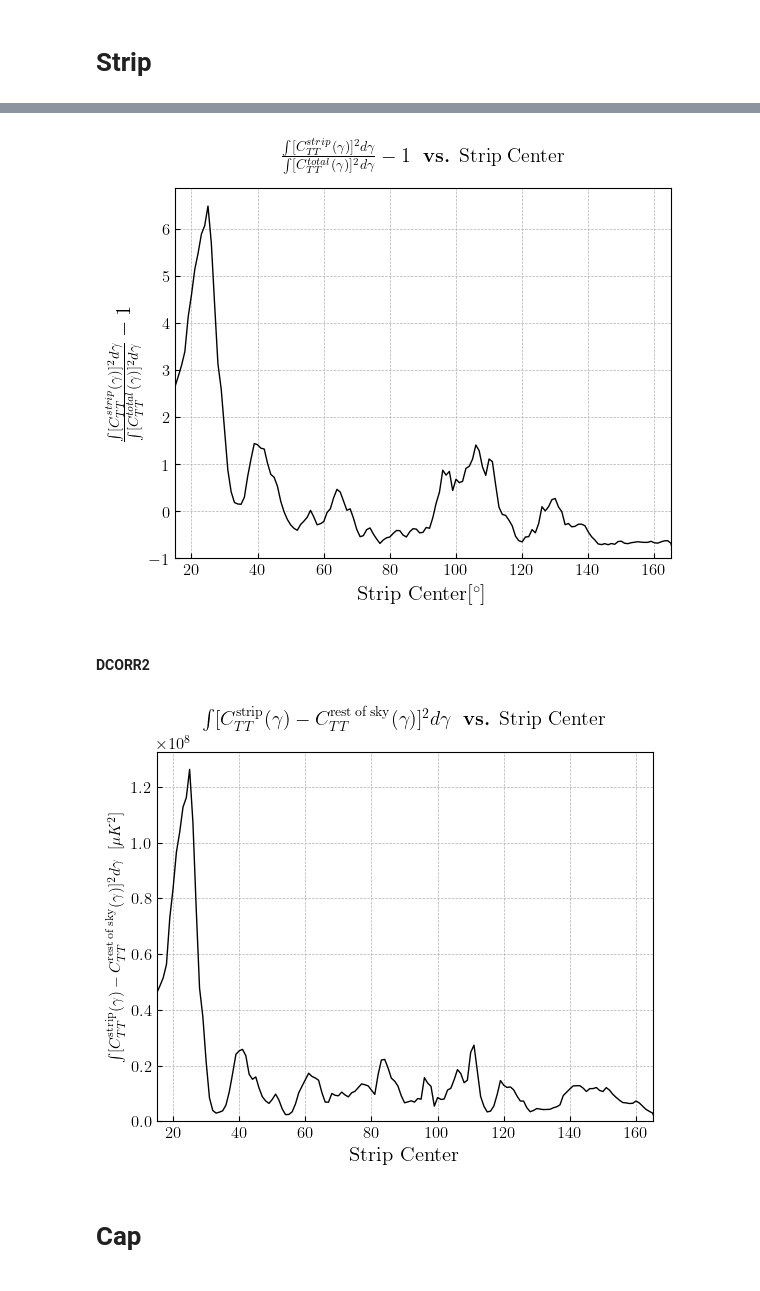
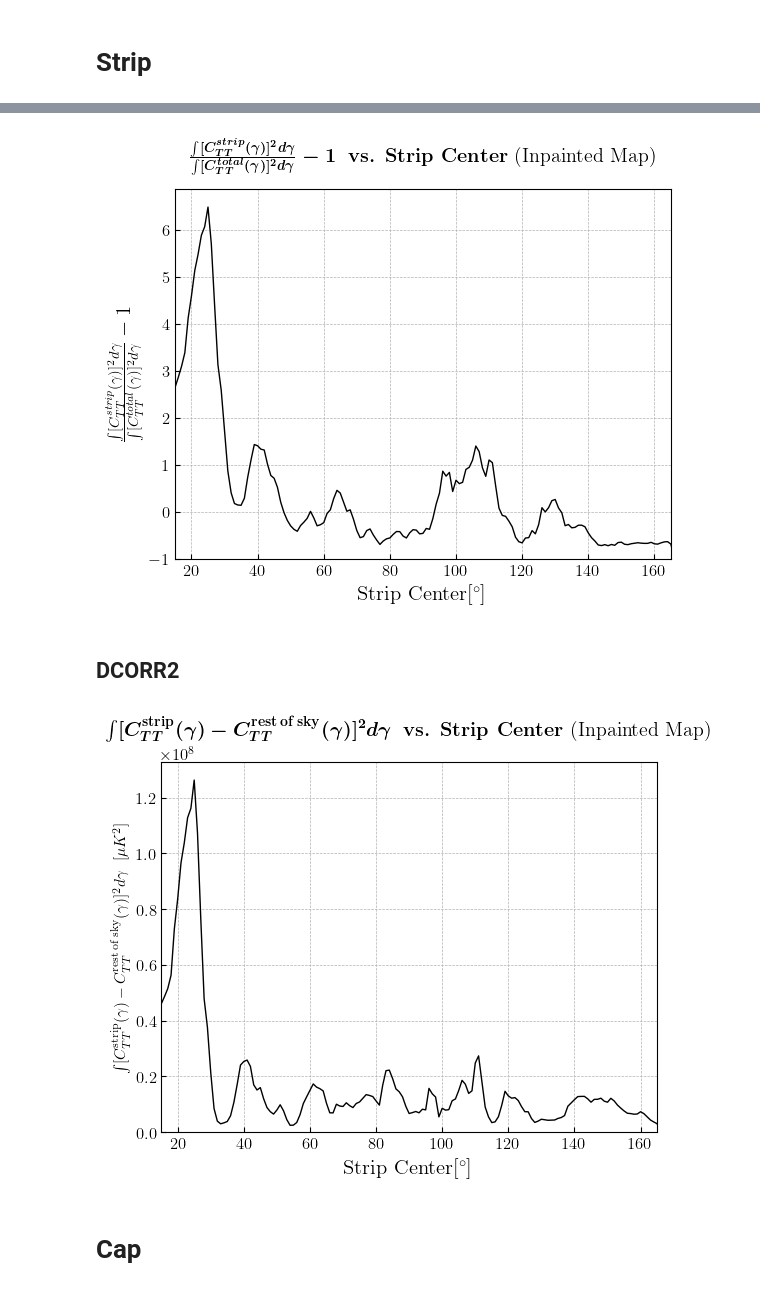
Before and after one commit to jamshidi3d/cmb_anomaly_detection, a Jupyter notebook: plotting.ipynb, the cells around one changed output, grey strips where cells are left out. Saved outputs shown, nothing was run; the diff lists cells and outputs as text; code cells hidden in the pictures.

```diff
--- a/plotting.ipynb
+++ b/plotting.ipynb
@@ -151,7 +152,8 @@ with plt.style.context('bmh'):
     ax.set_xlabel(r'$l$', size=15)
     ax.set_ylabel(r'$A_l$', size=15)
     ax.set_xlim((1, max_l))
-    ax.set_title(r'Legendre Amplitudes (Internal) \textbf{vs.} $l$')
+    ax.set_title(r'\textbf{Legendre Amplitudes (Internal) vs.} \boldmath{$l$}',
+                 y = 1.02)
     ax.set_xticks(np.arange(1, max_l + 1, step=1))
     ax.yaxis.grid(False)
 
@@ -201,7 +203,8 @@ with plt.style.context('bmh'):
     ax.set_xlabel(r'$l$', size=15)
     ax.set_ylabel(r'$A_l$', size=15)
     ax.set_xlim((1, max_l))
-    ax.set_title(r'Legendre Amplitudes (Internal) \textbf{vs.} $l$')
+    ax.set_title(r'\textbf{Legendre Amplitudes (Internal) vs.} \boldmath{$l$}',
+                 y = 1.02)
     margin = 0.1
     ax.set_xlim((1 - margin, max_l + margin))
     ax.set_ylim((-0.15, 0.15))
@@ -423,21 +597,22 @@ plt.show()
 # %%
-sims_mod_measure    = np.loadtxt('./output/sims_modulated_strip_dstd2.txt')
-cmb_measure         = np.loadtxt('./output/T_64_inpainted_20strip_dstd2_result.txt')
-sampling_range      = np.loadtxt('./output/T_64_inpainted_20strip_dstd2_measure_range.txt')
+sims_internal_measure   = np.loadtxt('./output/sims_modulated_strip_dstd2.txt')
+cmb_measure             = np.loadtxt('./output/T_64_inpainted_20strip_dstd2_result.txt')
+cmb_sampling_range      = np.loadtxt('./output/T_64_inpainted_20strip_dstd2_measure_range.txt')
 
-_errors = np.std(sims_mod_measure, axis=0)
+_errors = np.std(sims_internal_measure, axis=0)
 
 with plt.style.context('bmh'):
     fig, ax=plt.subplots()
-    ax.fill_between(sampling_range, cmb_measure - _errors, cmb_measure + _errors,
+    ax.fill_between(cmb_sampling_range, cmb_measure - _errors, cmb_measure + _errors,
                     color=(0.15,0.25,0.35,0.25), label='_nolegend_')
-    ax.plot(sampling_range, cmb_measure,
+    ax.plot(cmb_sampling_range, cmb_measure,
             color='k', linewidth=1)
     ax.set_xlabel(r'Strip Center[$^\circ$]',size=15)
     measure_text = r'$[\sigma_{\mathrm{strip}}(T) - \sigma_{\mathrm{rest\;of\;sky}}(T)]^2$'
     ax.set_ylabel(measure_text + r'$\; [\mu K]$',size=15)
-    ax.set_title(measure_text + r' \textbf{vs.} Strip Center - Inpainted Map',
-                 y=1.05)
+    ax.set_title(r'\boldmath{{{}}}'.format(measure_text) + \
+                 r' \textbf{vs. Strip Center} (Inpainted Map)',
+                 y=1.04)
     ax.set_xlim(xmin = 0, xmax = 180)
     ax.set_ylim(ymin = 0, ymax = 500)
     ax.set_facecolor('white')
@@ -452,14 +627,15 @@ plt.show()
 # %%
 cmb_measure         = np.loadtxt('./output/T_64_inpainted_20strip_corr_result.txt')
-sampling_range      = np.loadtxt('./output/T_64_inpainted_20strip_corr_measure_range.txt')
+cmb_sampling_range      = np.loadtxt('./output/T_64_inpainted_20strip_corr_measure_range.txt')
 
 with plt.style.context('bmh'):
     fig, ax=plt.subplots()
-    ax.plot(sampling_range, cmb_measure, color='k', linewidth=1)
+    ax.plot(cmb_sampling_range, cmb_measure, color='k', linewidth=1)
     ax.set_xlabel(r'Strip Center[$^\circ$]',size=15)
     measure_text = r'$\frac {{ \int [C_{TT}^{{strip}}(\gamma)]^2 d\gamma }} {{ \int [C_{TT}^{{total}}(\gamma)]^2 d\gamma }} - 1$'
     ax.set_ylabel(measure_text,size=15)
-    ax.set_title(measure_text + r'\; \textbf{vs.} Strip Center',
+    ax.set_title(r'\boldmath{{{}}}'.format(measure_text) + \
+                 r'\; \textbf{vs. Strip Center} (Inpainted Map)',
                  y = 1.05)
     ax.set_xlim(xmin = 15, xmax = 165)
     ax.set_ylim(ymin = -1)
@@ -470,31 +646,32 @@ with plt.style.context('bmh'):
     custom_save_fig(fig, '64_inpainted_corr_20strip')
 plt.show()
 # %% [output]
-[figure, old version]
+[figure, new version]
 # %% [markdown]
-#### DCORR2
+## DCORR2
 # %%
 cmb_measure         = np.loadtxt('./output/T_64_inpainted_20strip_dcorr2_result.txt')
-sampling_range      = np.loadtxt('./output/T_64_inpainted_20strip_dcorr2_measure_range.txt')
+cmb_sampling_range  = np.loadtxt('./output/T_64_inpainted_20strip_dcorr2_measure_range.txt')
 
 with plt.style.context('bmh'):
     fig, ax=plt.subplots()
-    ax.plot(sampling_range, cmb_measure, color='k', linewidth=1)
-    ax.set_xlabel(r'Strip Center',size=15)
+    ax.plot(cmb_sampling_range, cmb_measure, color='k', linewidth=1)
+    ax.set_xlabel(r'Strip Center[$^\circ$]',size=15)
     measure_text = r'$\int [C_{TT}^{{\mathrm{strip}}}(\gamma) - C_{TT}^{{\mathrm{rest\,of\,sky}}}(\gamma)]^2 d\gamma$'
     ax.set_ylabel(measure_text + r'\; $[\mu K^2]$',size=11)
-    ax.set_title(measure_text + r'\; \textbf{vs.} Strip Center',
+    ax.set_title(r'\boldmath{{{}}}'.format(measure_text) + \
+                 r'\; \textbf{vs. Strip Center} (Inpainted Map)',
                  y = 1.05)
     ax.set_xlim(xmin = 15, xmax = 165)
     ax.set_ylim(ymin = 0)
     ax.set_facecolor('white')
     # ax.grid(False)
     # Axis colors
     for spine in ax.spines.keys(): ax.spines[spine].set_color('k')
     custom_save_fig(fig, '64_inpainted_dcorr2_20strip')
 plt.show()
 # %% [output]
-[figure, old version]
+[figure, new version]
 # %% [markdown]
 # Cap
 # %% [markdown]
```
Also changed, not shown: parts of 29 cells of this notebook.
